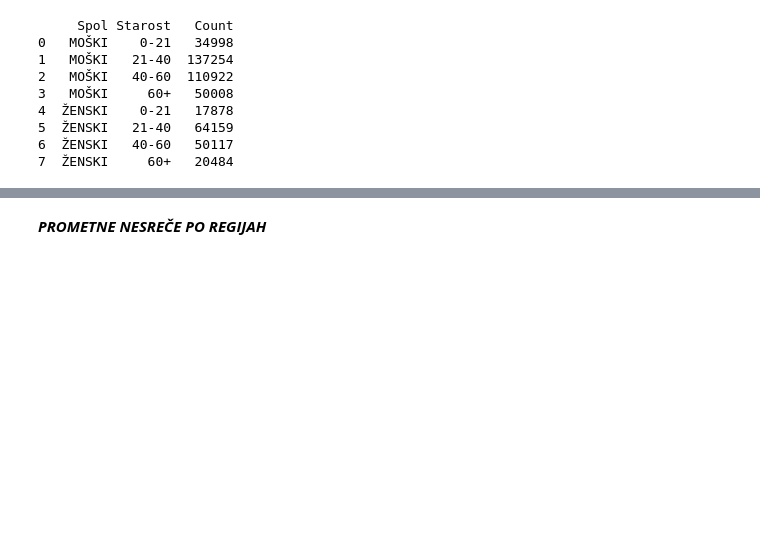
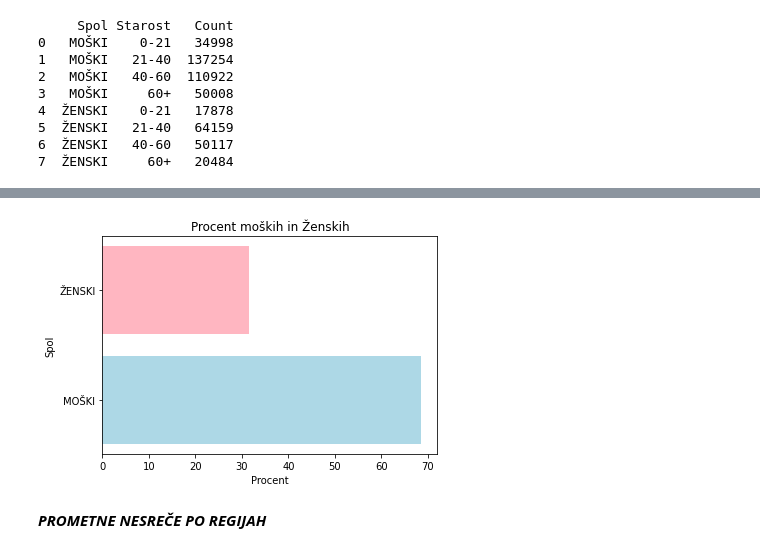
Before and after one commit to xp3rt4g/PR22TPTJAG, a Jupyter notebook: prometne.ipynb, the cells around one changed output, grey strips where cells are left out. Saved outputs shown, nothing was run; the diff lists cells and outputs as text; code cells hidden in the pictures; blank space fills up the shorter version.

```diff
--- a/prometne.ipynb
+++ b/prometne.ipynb
@@ -151,3 +150,15 @@ plt.show()
+# %%
+dataWithGenderCount = dataFilterForGender['Spol'].value_counts()
+
+genderPercentage = dataWithGenderCount / dataWithGenderCount.sum() * 100
+
+plt.barh(genderPercentage.index, genderPercentage.values, color=['lightblue', 'lightpink'])
+plt.xlabel('Procent')
+plt.ylabel('Spol')
+plt.title('Procent moških in Ženskih')
+plt.show()
+# %% [output]
+[figure, added]
 # %% [markdown]
 ***PROMETNE NESREČE PO REGIJAH***
 # %%
```
Also changed, not shown: parts of 2 cells of this notebook.
